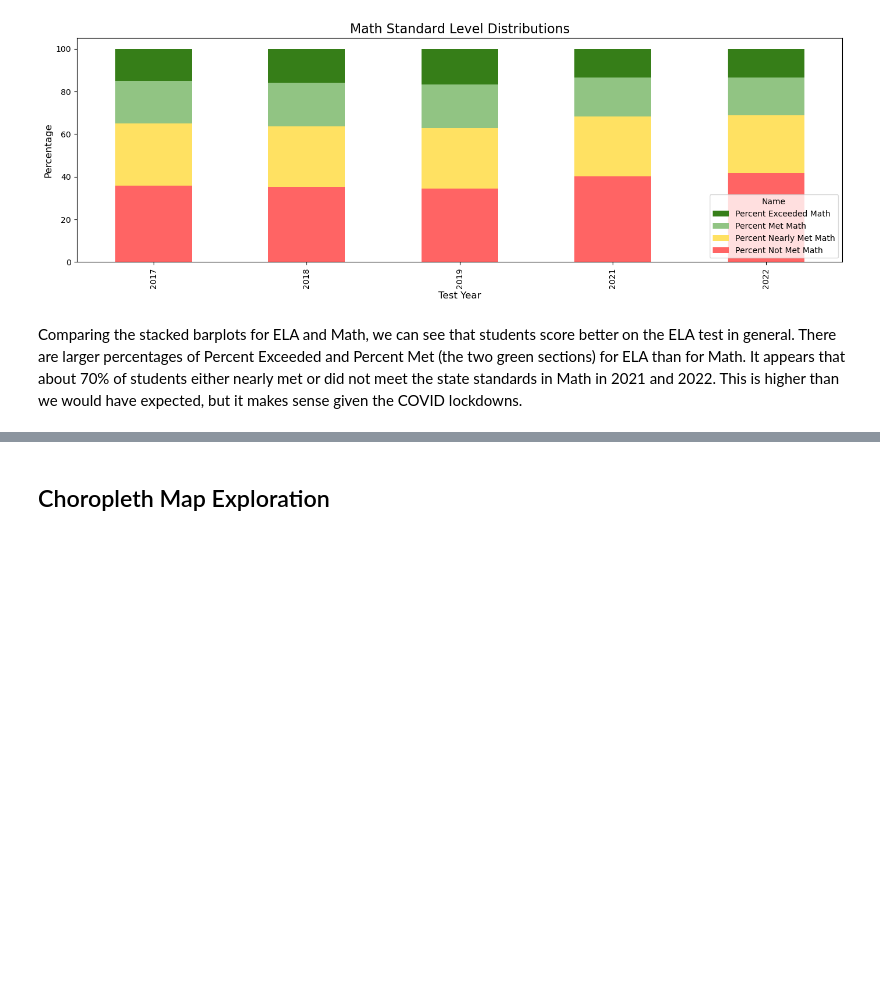
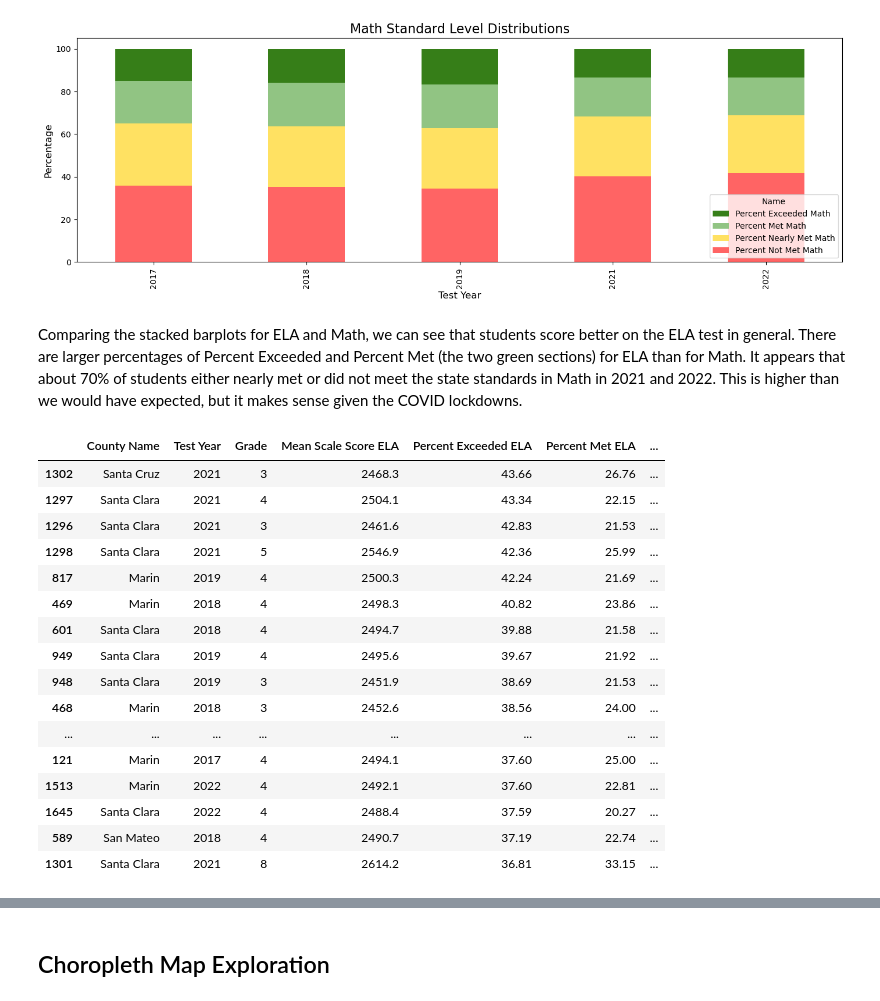
Before and after one commit to KaitlynChou/COGS-108-Project, a Jupyter notebook: FinalProject_Group057_WI24.ipynb, the cells around one changed output, grey strips where cells are left out. Cells and saved outputs as stored; diff of their text form; code cells hidden in the pictures; blank space fills up the shorter version.

```diff
--- a/FinalProject_Group057_WI24.ipynb
+++ b/FinalProject_Group057_WI24.ipynb
@@ -502,3 +502,24 @@ plt.show()
 [figure]
 # %% [markdown]
 Comparing the stacked barplots for ELA and Math, we can see that students score better on the ELA test in general. There are larger percentages of Percent Exceeded and Percent Met (the two green sections) for ELA than for Math. It appears that about 70% of students either nearly met or did not meet the state standards in Math in 2021 and 2022. This is higher than we would have expected, but it makes sense given the COVID lockdowns.
+# %%
+# which counties have the highest % exceeded ?
+caaspp.sort_values(by='Percent Exceeded ELA', ascending=False).head(20)
+# %% [output]
+|  | County Name | Test Year | Grade | Mean Scale Score ELA | Percent Exceeded ELA | Percent Met ELA | ... |
+| 1302 | Santa Cruz | 2021 | 3 | 2468.3 | 43.66 | 26.76 | ... |
+| 1297 | Santa Clara | 2021 | 4 | 2504.1 | 43.34 | 22.15 | ... |
+| 1296 | Santa Clara | 2021 | 3 | 2461.6 | 42.83 | 21.53 | ... |
+| 1298 | Santa Clara | 2021 | 5 | 2546.9 | 42.36 | 25.99 | ... |
+| 817 | Marin | 2019 | 4 | 2500.3 | 42.24 | 21.69 | ... |
+| 469 | Marin | 2018 | 4 | 2498.3 | 40.82 | 23.86 | ... |
+| 601 | Santa Clara | 2018 | 4 | 2494.7 | 39.88 | 21.58 | ... |
+| 949 | Santa Clara | 2019 | 4 | 2495.6 | 39.67 | 21.92 | ... |
+| 948 | Santa Clara | 2019 | 3 | 2451.9 | 38.69 | 21.53 | ... |
+| 468 | Marin | 2018 | 3 | 2452.6 | 38.56 | 24.00 | ... |
+| ... | ... | ... | ... | ... | ... | ... | ... |
+| 121 | Marin | 2017 | 4 | 2494.1 | 37.60 | 25.00 | ... |
+| 1513 | Marin | 2022 | 4 | 2492.1 | 37.60 | 22.81 | ... |
+| 1645 | Santa Clara | 2022 | 4 | 2488.4 | 37.59 | 20.27 | ... |
+| 589 | San Mateo | 2018 | 4 | 2490.7 | 37.19 | 22.74 | ... |
+| 1301 | Santa Clara | 2021 | 8 | 2614.2 | 36.81 | 33.15 | ... |
```
Also changed, not shown: parts of 17 cells of this notebook.
